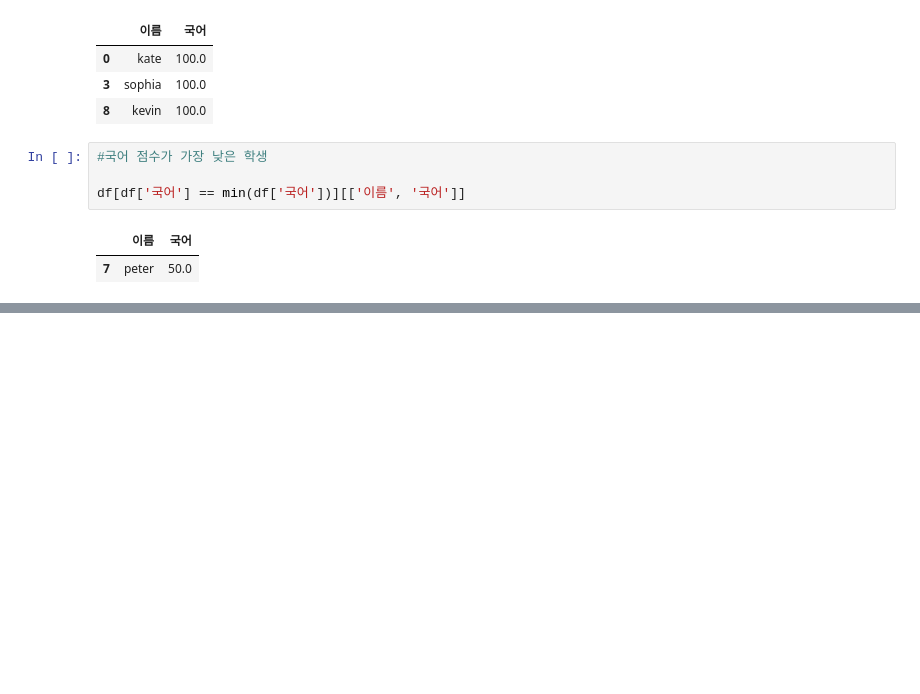
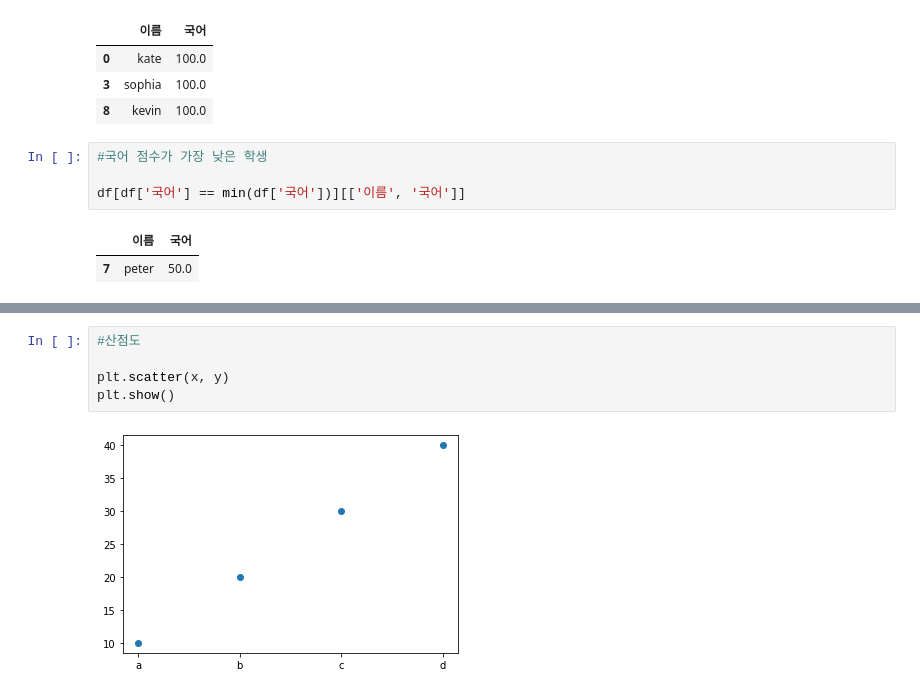
Before and after one commit to ChoSooBeen/Python_practice, a Jupyter notebook: Python_data.ipynb, the cells around one changed output, grey strips where cells are left out. Saved outputs shown, nothing was run; the diff lists cells and outputs as text; blank space fills up the shorter version.

```diff
--- a/Python_data.ipynb
+++ b/Python_data.ipynb
@@ -474,0 +553,7 @@ df[df['국어'] == min(df['국어'])][['이름', '국어']]
+# %%
+#산점도
+
+plt.scatter(x, y)
+plt.show()
+# %% [output]
+[figure, added]
```
Also changed, not shown: parts of 8 cells of this notebook.
